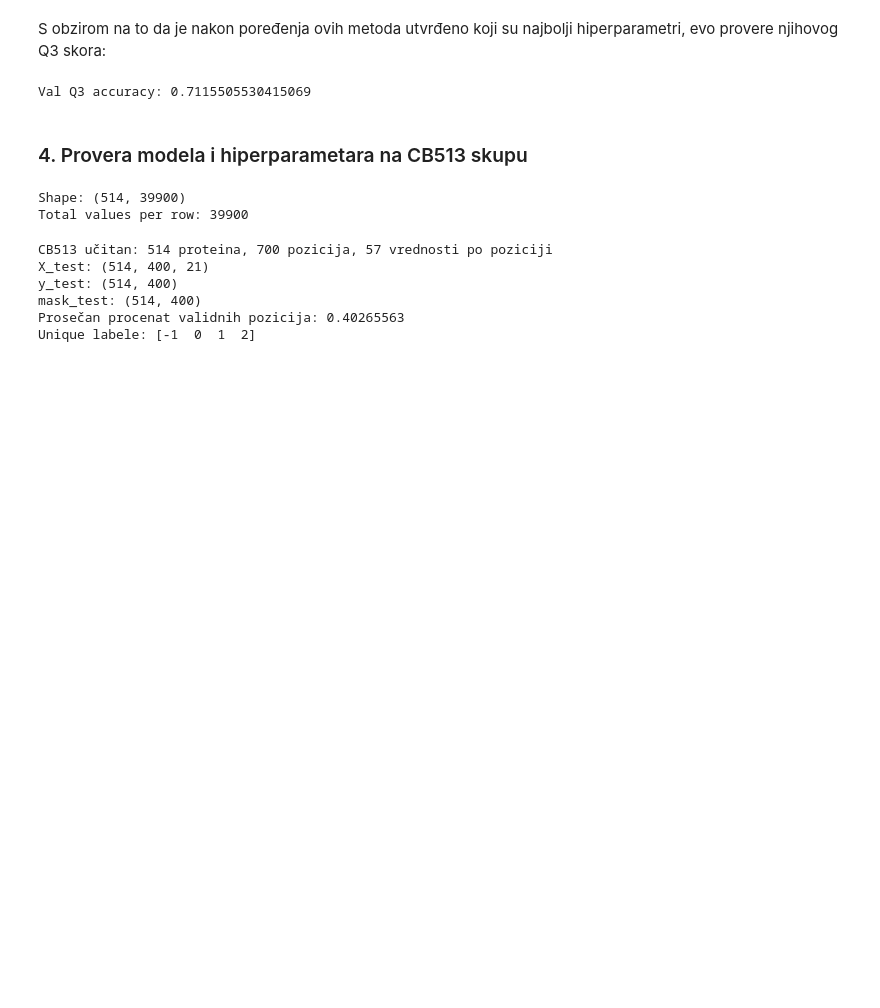
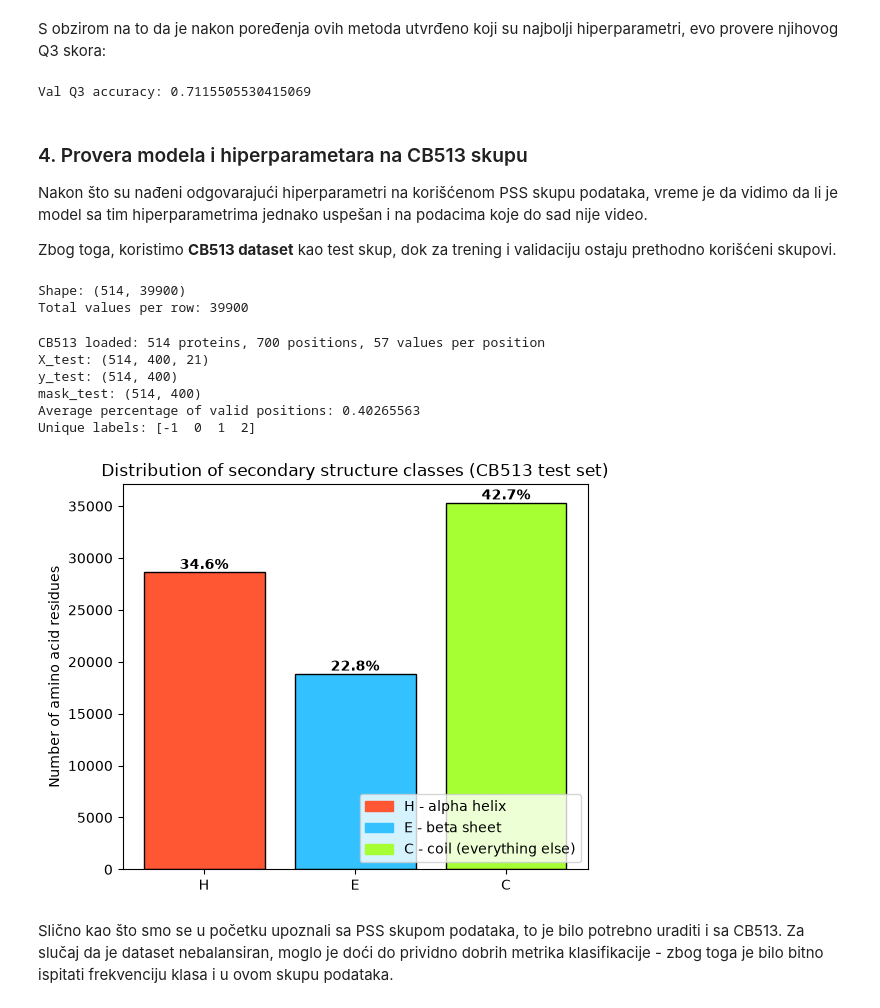
Before and after one commit to sara-stojkov/Protein-Structure-Prediction, a Jupyter notebook: PredikcijaStruktureProteina.ipynb, the cells around one changed output. Cells and saved outputs as stored; diff of their text form; code cells hidden in the pictures; blank space fills up the shorter version.

```diff
--- a/PredikcijaStruktureProteina.ipynb
+++ b/PredikcijaStruktureProteina.ipynb
@@ -368,6 +368,10 @@ print("Val Q3 accuracy:", acc)
 Val Q3 accuracy: 0.7115505530415069
 # %% [markdown]
 ### 4. Provera modela i hiperparametara na CB513 skupu
+
+Nakon što su nađeni odgovarajući hiperparametri na korišćenom PSS skupu podataka, vreme je da vidimo da li je model sa tim hiperparametrima jednako uspešan i na podacima koje do sad nije video.
+
+Zbog toga, koristimo **CB513 dataset** kao test skup, dok za trening i validaciju ostaju prethodno korišćeni skupovi.
 # %%
 import numpy as np
 
@@ -379,6 +383,9 @@ if data.ndim == 2:
 Shape: (514, 39900)
 Total values per row: 39900
 # %%
+import importlib
+import helpers.data_utils
+importlib.reload(helpers.data_utils)
 from helpers.data_utils import load_cb513
 
 X_test, y_test, mask_test = load_cb513("data/CB513.npy", max_len=MAX_LEN)
@@ -390,12 +397,42 @@ print("Average percentage of valid positions:", mask_test.mean())
 
 print("Unique labels:", np.unique(y_test))
 # %% [output]
-CB513 učitan: 514 proteina, 700 pozicija, 57 vrednosti po poziciji
+CB513 loaded: 514 proteins, 700 positions, 57 values per position
 X_test: (514, 400, 21)
 y_test: (514, 400)
 mask_test: (514, 400)
-Prosečan procenat validnih pozicija: 0.40265563
-Unique labele: [-1  0  1  2]
+Average percentage of valid positions: 0.40265563
+Unique labels: [-1  0  1  2]
+# %%
+from collections import Counter
+import matplotlib.patches as mpatches
+
+valid_labels = y_test[mask_test == 1]
+label_names = {0: "H", 1: "E", 2: "C"}
+
+unique, counts = np.unique(valid_labels, return_counts=True)
+labels_order = [0, 1, 2]
+counts_ordered = [counts[list(unique).index(l)] if l in unique else 0 for l in labels_order]
+total = sum(counts_ordered)
+percentages = [c/total*100 for c in counts_ordered]
+colors = ["#FF5733", "#33C1FF", "#A6FF33"]
+
+fig, ax = plt.subplots(figsize=(6, 5))
+bars = ax.bar(["H", "E", "C"], counts_ordered, color=colors, edgecolor="black")
+for bar, pct in zip(bars, percentages):
+    ax.text(bar.get_x() + bar.get_width()/2, bar.get_height(), f"{pct:.1f}%",
+            ha="center", va="bottom", fontweight="bold")
+ax.set_ylabel("Number of amino acid residues")
+ax.set_title("Distribution of secondary structure classes (CB513 test set)")
+
+legend_labels = {"H": "H - alpha helix", "E": "E - beta sheet", "C": "C - coil (everything else)"}
+patches = [mpatches.Patch(color=colors[i], label=legend_labels[l]) for i, l in enumerate(["H", "E", "C"])]
+ax.legend(handles=patches, loc="lower right")
+plt.show()
+# %% [output]
+[figure, added]
+# %% [markdown]
+Slično kao što smo se u početku upoznali sa PSS skupom podataka, to je bilo potrebno uraditi i sa CB513. Za slučaj da je dataset nebalansiran, moglo je doći do prividno dobrih metrika klasifikacije - zbog toga je bilo bitno ispitati frekvenciju klasa i u ovom skupu podataka.
 # %%
 from helpers.train import train_model
 
```
Also changed, not shown: parts of 4 cells of this notebook, 9 other files.
